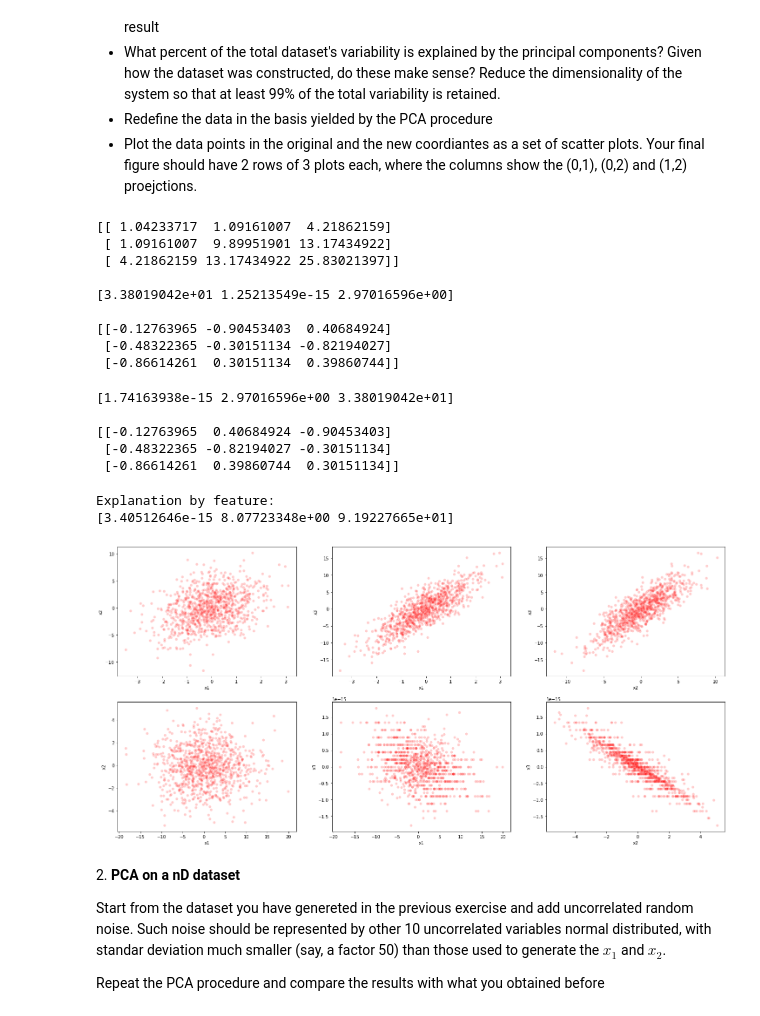
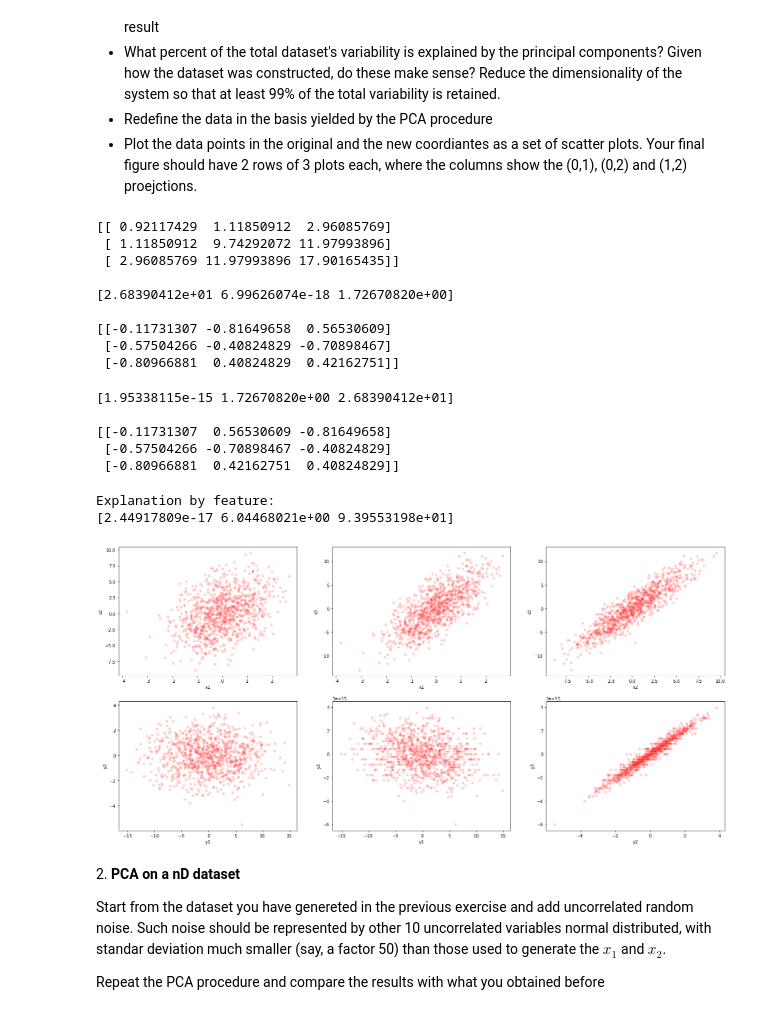
Before and after one commit to PhysicsOfData/LaboratoryOfComputationalPhysics_Y4, a Jupyter notebook: 07ex_LinearAlgebra.ipynb, the cells around one changed output. Drawn from its saved outputs; the diff is of its cells as text; code cells hidden in the pictures.

```diff
--- a/07ex_LinearAlgebra.ipynb
+++ b/07ex_LinearAlgebra.ipynb
@@ -16,7 +16,7 @@ from scipy import linalg as la
 N=1000
 x1= np.random.normal(0, 1, N)
 x2=x1+np.random.normal(0, 3, N)
-x3= 3*x1+x2
+x3= 2*x1+x2
 data=np.array([x1,x2, x3])
 cov=np.cov(data, rowvar=True)
 
@@ -27,15 +27,15 @@ l=np.real_if_close(l)
 print(l, "\n")
 print(V, "\n")
 # %% [output]
-[[ 1.04233717  1.09161007  4.21862159]
- [ 1.09161007  9.89951901 13.17434922]
- [ 4.21862159 13.17434922 25.83021397]]
+[[ 0.92117429  1.11850912  2.96085769]
+ [ 1.11850912  9.74292072 11.97993896]
+ [ 2.96085769 11.97993896 17.90165435]]
 
-[3.38019042e+01 1.25213549e-15 2.97016596e+00]
+[2.68390412e+01 6.99626074e-18 1.72670820e+00]
 
-[[-0.12763965 -0.90453403  0.40684924]
- [-0.48322365 -0.30151134 -0.82194027]
- [-0.86614261  0.30151134  0.39860744]]
+[[-0.11731307 -0.81649658  0.56530609]
+ [-0.57504266 -0.40824829 -0.70898467]
+ [-0.80966881  0.40824829  0.42162751]]
 # %%
 U, S, V = np.linalg.svd(cov)
 print(np.sort(S),"\n")
@@ -43,11 +43,11 @@ print(U)
 
 #the smallest eigenvalue is in disagreement
 # %% [output]
-[1.74163938e-15 2.97016596e+00 3.38019042e+01]
+[1.95338115e-15 1.72670820e+00 2.68390412e+01]
 
-[[-0.12763965  0.40684924 -0.90453403]
- [-0.48322365 -0.82194027 -0.30151134]
- [-0.86614261  0.39860744  0.30151134]]
+[[-0.11731307  0.56530609 -0.81649658]
+ [-0.57504266 -0.70898467 -0.40824829]
+ [-0.80966881  0.42162751  0.40824829]]
 # %%
 print("Explanation by feature:")
 print (np.sort(np.real_if_close(l))/np.trace(cov)*100)
@@ -60,46 +60,46 @@ x=l>1
 reduced_data= [(data.T[i])[x] for i in range(len(data.T))]
 # %% [output]
 Explanation by feature:
-[3.40512646e-15 8.07723348e+00 9.19227665e+01]
+[2.44917809e-17 6.04468021e+00 9.39553198e+01]
 # %%
 #rotated data
 data_newbase=np.array([np.dot(V,data.T[i]) for i in range(len(data.T))]).T
 # %%
 import seaborn as sns
 import matplotlib.pyplot as plt
 fig,ax=plt.subplots(nrows=2 , ncols=3, figsize=(25,12))
 c = 'red'
 
 sns.scatterplot(x=x1, y=x2, ax=ax[0,0], color=c, alpha=0.2)
 ax[0,0].set_xlabel('x1')
 ax[0,0].set_ylabel('x2')
 
 sns.scatterplot(x=x1, y=x3, ax=ax[0,1], color=c, alpha=0.2)
 ax[0,1].set_xlabel('x1')
 ax[0,1].set_ylabel('x3')
 
 
 sns.scatterplot(x=x2, y=x3, ax=ax[0,2], color=c, alpha=0.2)
 ax[0,2].set_xlabel('x2')
 ax[0,2].set_ylabel('x3')
 
 
 sns.scatterplot(x=data_newbase[0], y=data_newbase[1], ax=ax[1,0], color=c, alpha=0.2)
-ax[1,0].set_xlabel('x1')
-ax[1,0].set_ylabel('x2')
+ax[1,0].set_xlabel('y1')
+ax[1,0].set_ylabel('y2')
 
 sns.scatterplot(x=data_newbase[0], y=data_newbase[2], ax=ax[1,1], color=c, alpha=0.2)
-ax[1,1].set_xlabel('x1')
-ax[1,1].set_ylabel('x3')
+ax[1,1].set_xlabel('y1')
+ax[1,1].set_ylabel('y3')
 
 
 sns.scatterplot(x=data_newbase[1], y=data_newbase[2], ax=ax[1,2], color=c, alpha=0.2)
-ax[1,2].set_xlabel('x2')
-ax[1,2].set_ylabel('x3')
+ax[1,2].set_xlabel('y2')
+ax[1,2].set_ylabel('y3')
 
 plt.show()
 # %% [output]
-[figure, old version]
+[figure, new version]
 # %% [markdown]
 2\. **PCA on a nD dataset**
 
```
Also changed, not shown: parts of 5 cells of this notebook.
